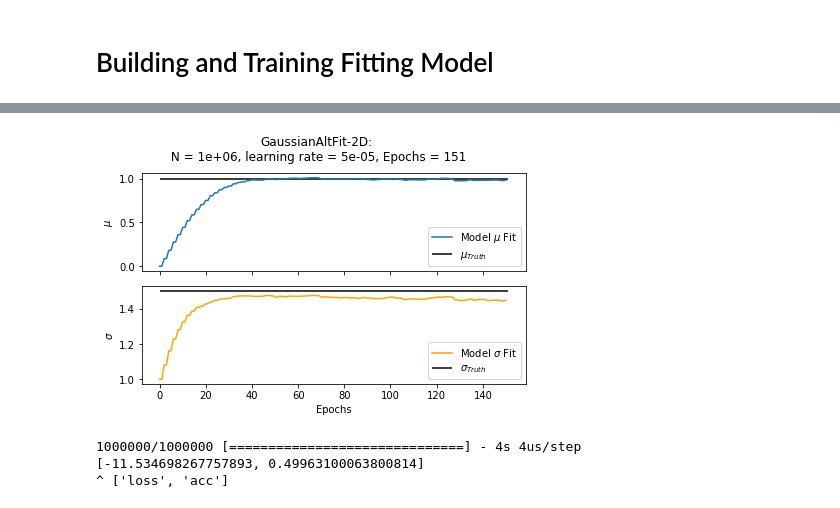
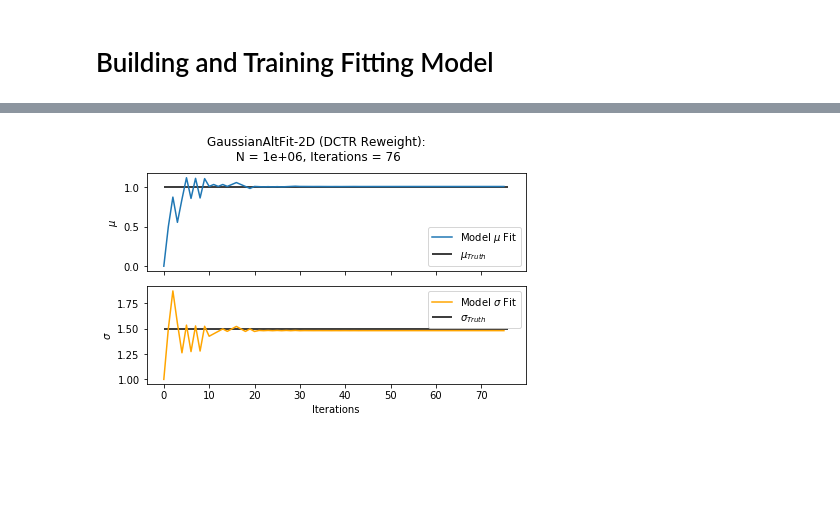
Before and after one commit to hep-lbdl/SRGN, a Jupyter notebook: GaussianExamples/GaussianAltFit-2D.ipynb, the cells around one changed output, grey strips where cells are left out. Saved outputs shown, nothing was run; the diff lists cells and outputs as text; code cells hidden in the pictures; blank space fills up the shorter version.

```diff
--- a/GaussianExamples/GaussianAltFit-2D.ipynb
+++ b/GaussianExamples/GaussianAltFit-2D.ipynb
@@ -564,28 +858,18 @@ Epoch 1/1
 # %%
 fit_vals = np.array(fit_vals)
 fig, axs = plt.subplots(2, sharex= True,  constrained_layout=True)
-fig.suptitle("GaussianAltFit-2D:\n N = {:.0e}, learning rate = {:.0e}, Epochs = {:.0f}".format(N, lr, len(fit_vals)))
+fig.suptitle("GaussianAltFit-2D (DCTR Reweight):\n N = {:.0e}, Iterations = {:.0f}".format(N, len(fit_vals)))
 axs[0].plot(fit_vals[:,0], label='Model $\mu$ Fit')
 axs[0].hlines(theta1_param[0], 0, len(fit_vals), label = '$\mu_{Truth}$')
 axs[0].set_ylabel(r'$\mu$')
-axs[0].legend(loc='lower right')
+axs[0].legend()
 
 axs[1].plot(fit_vals[:,1], label='Model $\sigma$ Fit', color ='orange')
 axs[1].hlines(theta1_param[1], 0, len(fit_vals), label = '$\sigma_{Truth}$')
 axs[1].set_ylabel(r'$\sigma$')
-axs[1].legend(loc='lower right')
-plt.xlabel("Epochs")
-#fig.savefig("GaussianAltFit-2D:\n N = {:.0e}, learning rate = {:.0e}, Epochs = {:.0f}.png".format(N, lr, len(fit_vals)))
+axs[1].legend()
+plt.xlabel("Iterations")
+plt.savefig("GaussianAltFit-2D (DCTR Reweight):\n N = {:.0e}, Iterations = {:.0f}.png".format(N, len(fit_vals)))
 plt.show()
 # %% [output]
-[figure, old version]
+[figure, new version]
-# %%
-correct_weights = np.array([[theta1_param[0], theta1_param[1]]])
-
-model_fit.layers[-1].set_weights(correct_weights)
-print(model_fit.evaluate(x=X_train, y=y_test, batch_size = 1000))
-print("^", model_fit.metrics_names)
-# %% [output]
-1000000/1000000 [==============================] - 4s 4us/step
-[-11.534698267757893, 0.49963100063800814]
-^ ['loss', 'acc']
```
Also changed, not shown: parts of 24 cells of this notebook, 1 other file.
